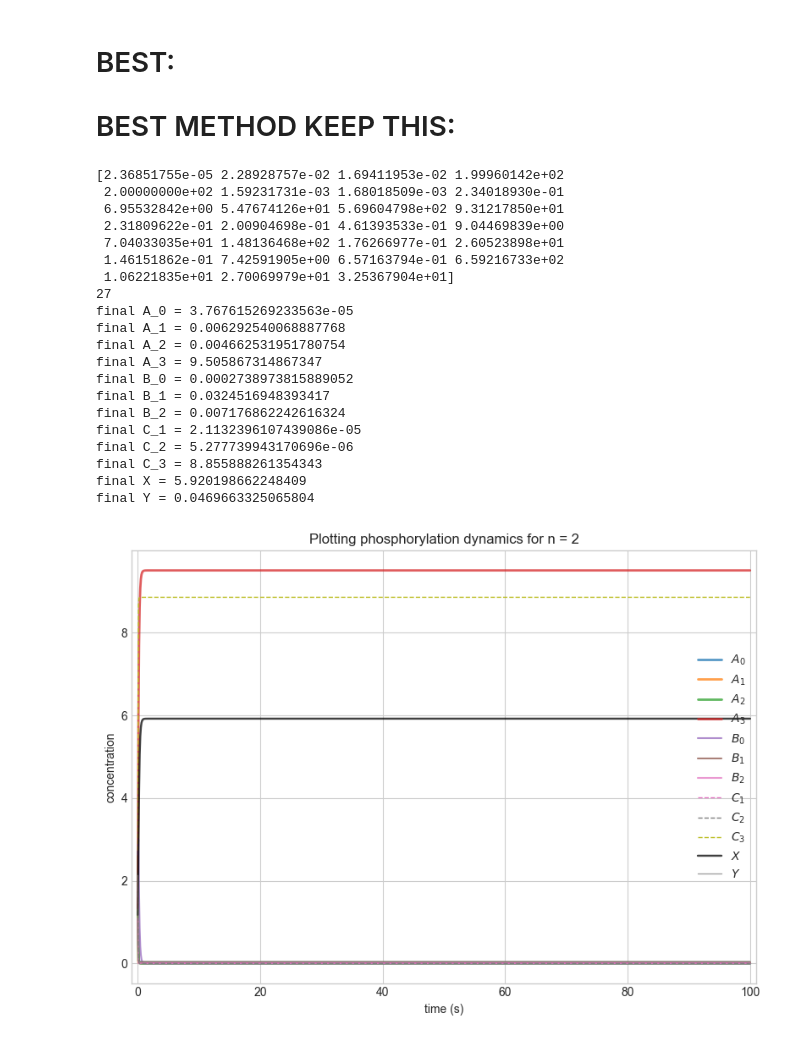
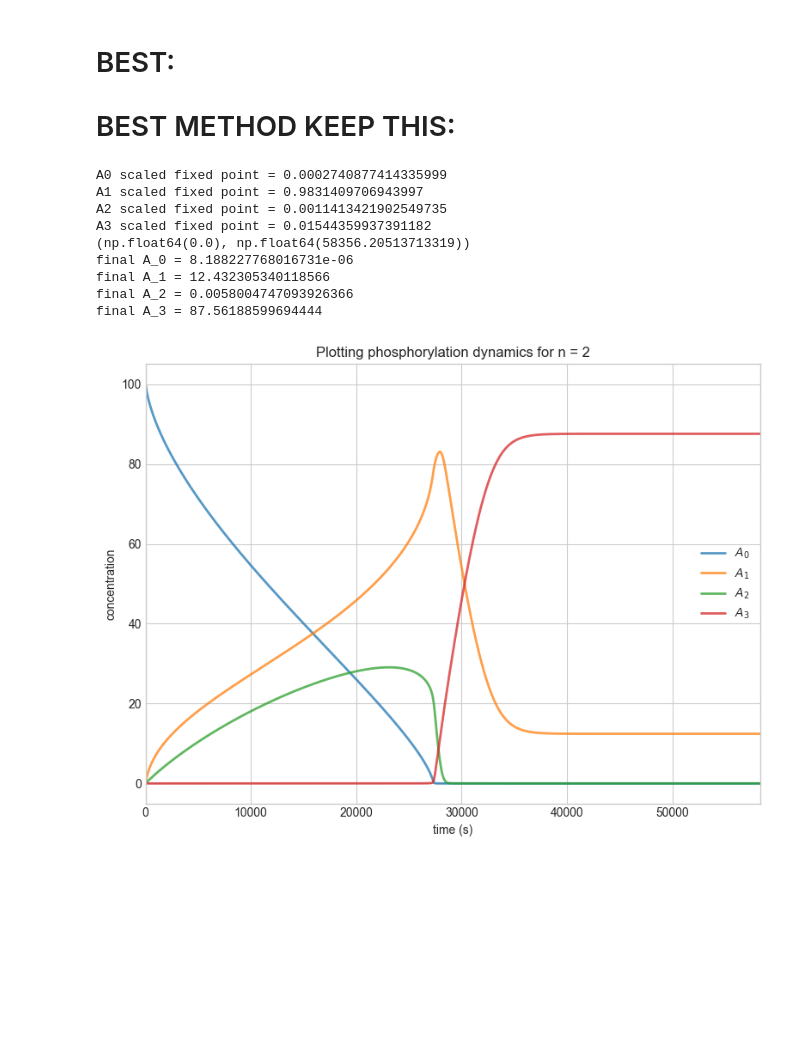
Before and after one commit to mattia0345/Research, a Jupyter notebook: PHOSPHORYLATION.ipynb, the cells around one changed output. Drawn from its saved outputs; the diff is of its cells as text; code cells hidden in the pictures; blank space fills up the shorter version.

```diff
--- a/PHOSPHORYLATION.ipynb
+++ b/PHOSPHORYLATION.ipynb
@@ -398,7 +411,9 @@ def phosphorylation_system_solver(parameters_tuple, initial_states_array):
 import numpy as np
 n = 2
 N = 2**n
-
+a_tot = 100
+x_tot = 0.1
+y_tot = 0.1
 ##################### constructing initial parameter vectors/matrices
 # gen = all_parameter_generation(n, "distributive", "gamma", (0.5, 1), verbose = False)
 # alpha_matrix = gen.alpha_parameter_generation()
@@ -406,16 +421,30 @@ N = 2**n
 # k_positive_rates, k_negative_rates = gen.k_parameter_generation()
 # p_positive_rates, p_negative_rates = gen.p_parameter_generation()
 
-arr = np.loadtxt('test_1000.csv', skiprows = 1, delimiter=',')
-print(arr[0])
-print(len(arr[0]))
+arr = np.loadtxt('test_500.csv', skiprows = 1, delimiter=',')
+# print(arr[0])
+# print(len(arr[0]))
+index = 1
+# print(arr[index])
 # a_0_stable_fp, a_1_stable_fp, a_2_stable_fp, a_3_stable_fp, a_tot, x_tot, y_tot, alpha_matrix_parameters, beta_matrix_parameters, k_+_parameters, k_-_parameters, p_+_parameters, p_-_parameters"
-alpha_matrix_parameters = arr[0][7:11]
-beta_matrix_parameters = arr[0][11:15]
-k_positive_rates = np.array(arr[0][15:18])
-k_negative_rates = np.array(arr[0][18:21])
-p_positive_rates = np.array(arr[0][21:24])
-p_negative_rates = np.array(arr[0][24:27])
+alpha_matrix_parameters = np.array(arr[index][7:11])
+beta_matrix_parameters = np.array(arr[index][11:15])
+k_positive_rates = np.array(arr[index][15:18])
+k_negative_rates = np.array(arr[index][18:21])
+p_positive_rates = np.array(arr[index][21:24])
+p_negative_rates = np.array(arr[index][24:27])
+print("A0 scaled fixed point =", arr[index][0] / a_tot)
+print("A1 scaled fixed point =", arr[index][1] / a_tot)
+print("A2 scaled fixed point =", arr[index][2] / a_tot)
+print("A3 scaled fixed point =", arr[index][3] / a_tot)
+
+# alpha_matrix_parameters = np.array(arr[7:11])
+# beta_matrix_parameters = np.array(arr[11:15])
+# k_positive_rates = np.array(arr[15:18])
+# k_negative_rates = np.array(arr[18:21])
+# p_positive_rates = np.array(arr[21:24])
+# p_negative_rates = np.array(arr[24:27])
+
 
 alpha_matrix = np.array([[0, alpha_matrix_parameters[0], alpha_matrix_parameters[1], 0],
                         [0, 0, 0, alpha_matrix_parameters[2]],
@@ -433,53 +462,43 @@ beta_matrix = np.array([[0, 0, 0, 0],
 # k_positive_rates = np.array([1, 0])
 # k_negative_rates = np.array([1, 0])
 # p_positive_rates = np.array([0, 1])
 # p_negative_rates = np.array([0, 1])
 #####################
 
 ####################
 # ones_vec = np.ones(N)
 
 # alpha_matrix = np.array([[0, 1, 1, 0],
 #                         [0, 0, 0, 1],
 #                         [0, 0, 0, 1],
 #                         [0, 0, 0, 0]])
 # beta_matrix = np.array([[0, 0, 0, 0],
 #                         [1, 0, 0, 0],
 #                         [1, 0, 0, 0],
 #                         [0, 1, 1, 0]])
 # k_positive_rates = np.array([1, 1, 1, 0])
 # k_negative_rates = np.array([1, 1, 1, 0])
 # p_positive_rates = np.array([0, 1, 1, 1])
 # p_negative_rates = np.array([0, 1, 1, 1])
 #################### constructing additional needed matrices
 
 # k_positive_matrix = np.diag(k_positive_rates); k_negative_matrix = np.diag(k_negative_rates)
 # p_positive_matrix = np.diag(p_positive_rates); p_negative_matrix = np.diag(p_negative_rates)
 # diagonal_loss_alpha_matrix = np.diag(alpha_matrix @ ones_vec); diagonal_loss_beta_matrix = np.diag(beta_matrix @ ones_vec)
 
-initial_states_array = np.random.uniform(1, 3, 3 * N)
 
-parameters_tuple = (n, alpha_matrix, beta_matrix, k_positive_rates, k_negative_rates, p_positive_rates, p_negative_rates)
+initial_states_array = np.insert(np.zeros(N - 1), 0, a_tot)
+
+parameters_tuple = (n, alpha_matrix, beta_matrix, k_positive_rates, k_negative_rates, p_positive_rates, p_negative_rates, a_tot, x_tot, y_tot)
 phosphorylation_system_solver(parameters_tuple, initial_states_array)
 # %% [output]
-[2.36851755e-05 2.28928757e-02 1.69411953e-02 1.99960142e+02
- 2.00000000e+02 1.59231731e-03 1.68018509e-03 2.34018930e-01
- 6.95532842e+00 5.47674126e+01 5.69604798e+02 9.31217850e+01
- 2.31809622e-01 2.00904698e-01 4.61393533e-01 9.04469839e+00
- 7.04033035e+01 1.48136468e+02 1.76266977e-01 2.60523898e+01
- 1.46151862e-01 7.42591905e+00 6.57163794e-01 6.59216733e+02
- 1.06221835e+01 2.70069979e+01 3.25367904e+01]
-27
-final A_0 = 3.767615269233563e-05
-final A_1 = 0.006292540068887768
-final A_2 = 0.004662531951780754
-final A_3 = 9.505867314867347
-final B_0 = 0.0002738973815889052
-final B_1 = 0.0324516948393417
-final B_2 = 0.007176862242616324
-final C_1 = 2.1132396107439086e-05
-final C_2 = 5.277739943170696e-06
-final C_3 = 8.855888261354343
-final X = 5.920198662248409
-final Y = 0.0469663325065804
+A0 scaled fixed point = 0.0002740877414335999
+A1 scaled fixed point = 0.9831409706943997
+A2 scaled fixed point = 0.0011413421902549735
+A3 scaled fixed point = 0.01544359937391182
+(np.float64(0.0), np.float64(58356.20513713319))
+final A_0 = 8.188227768016731e-06
+final A_1 = 12.432305340118566
+final A_2 = 0.0058004747093926366
+final A_3 = 87.56188599694444
-[figure, old version]
+[figure, new version]
```
Also changed, not shown: parts of 3 cells of this notebook, 8 other files.
